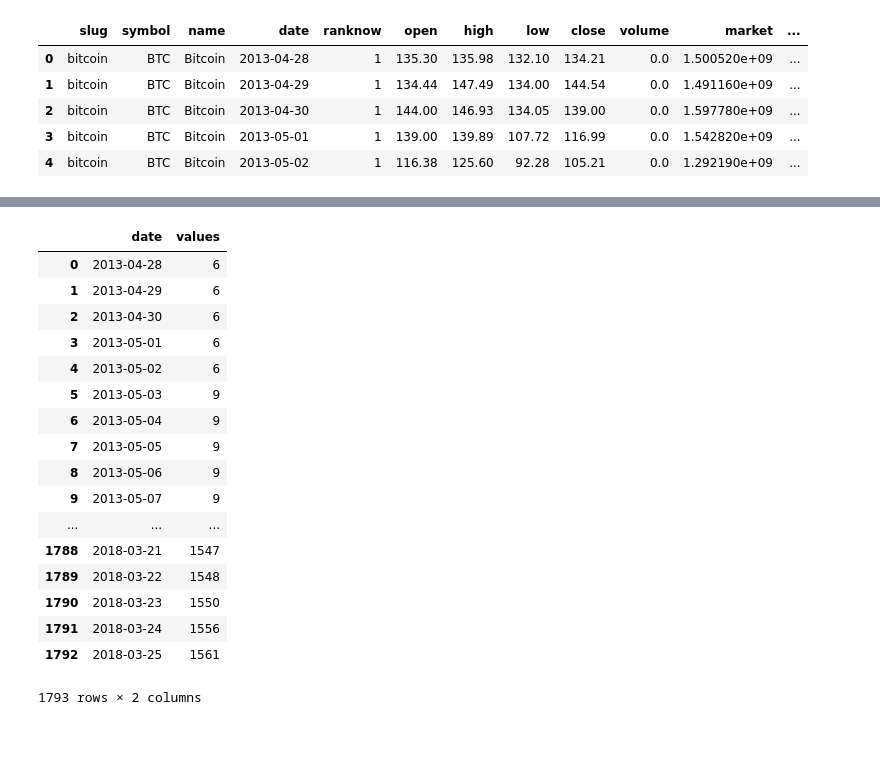
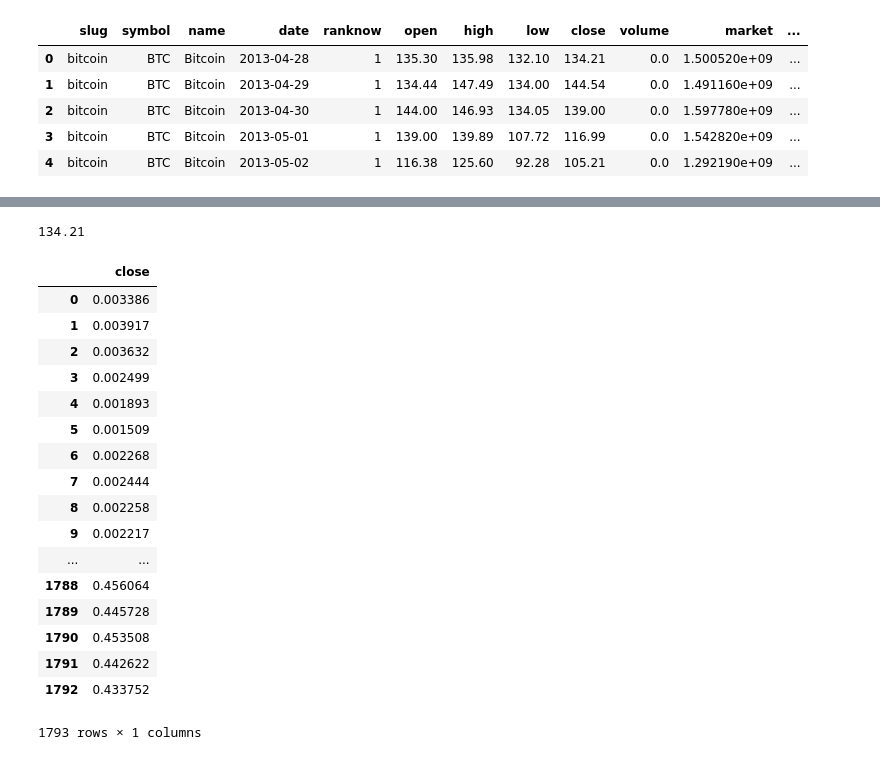
Before and after one commit to JonasNesk/Applied-Analytics, a Jupyter notebook: crypto_basic_graphs.ipynb, the cells around one changed output, grey strips where cells are left out. Saved outputs shown, nothing was run; the diff lists cells and outputs as text; code cells hidden in the pictures.

```diff
--- a/crypto_basic_graphs.ipynb
+++ b/crypto_basic_graphs.ipynb
@@ -81,24 +244,37 @@ Length: 1793, dtype: int64
-# %%
-#set index for column 'values'
-#returns DataFrame
-df_groupedDF = df_grouped.reset_index(name='values')
-df_groupedDF
-# %% [output]
-|  | date | values |
-| 0 | 2013-04-28 | 6 |
-| 1 | 2013-04-29 | 6 |
-| 2 | 2013-04-30 | 6 |
-| 3 | 2013-05-01 | 6 |
-| 4 | 2013-05-02 | 6 |
-| 5 | 2013-05-03 | 9 |
-| 6 | 2013-05-04 | 9 |
-| 7 | 2013-05-05 | 9 |
-| 8 | 2013-05-06 | 9 |
-| 9 | 2013-05-07 | 9 |
-| ... | ... | ... |
-| 1788 | 2018-03-21 | 1547 |
-| 1789 | 2018-03-22 | 1548 |
-| 1790 | 2018-03-23 | 1550 |
-| 1791 | 2018-03-24 | 1556 |
-| 1792 | 2018-03-25 | 1561 |
-1793 rows × 2 columns
+# %%
+df_BTC = df.loc[df['slug'] == 'bitcoin']
+df_BTC['close'][0]
+# %% [output]
+134.21
+# %%
+#Function that normalizes collumn values!
+def normalize(df):
+    result = df.copy()
+    for feature_name in df.columns:
+        max_value = df[feature_name].max()
+        min_value = df[feature_name].min()
+        result[feature_name] = (df[feature_name] - min_value) / (max_value - min_value)
+    return result
+# %%
+#test: normalize BTC close prices to value [0;1]
+df_BTC_close = df_BTC['close'].to_frame(name='close')
+normalize(df_BTC_close)
+# %% [output]
+|  | close |
+| 0 | 0.003386 |
+| 1 | 0.003917 |
+| 2 | 0.003632 |
+| 3 | 0.002499 |
+| 4 | 0.001893 |
+| 5 | 0.001509 |
+| 6 | 0.002268 |
+| 7 | 0.002444 |
+| 8 | 0.002258 |
+| 9 | 0.002217 |
+| ... | ... |
+| 1788 | 0.456064 |
+| 1789 | 0.445728 |
+| 1790 | 0.453508 |
+| 1791 | 0.442622 |
+| 1792 | 0.433752 |
+1793 rows × 1 columns
```
Also changed, not shown: parts of 19 cells of this notebook.
